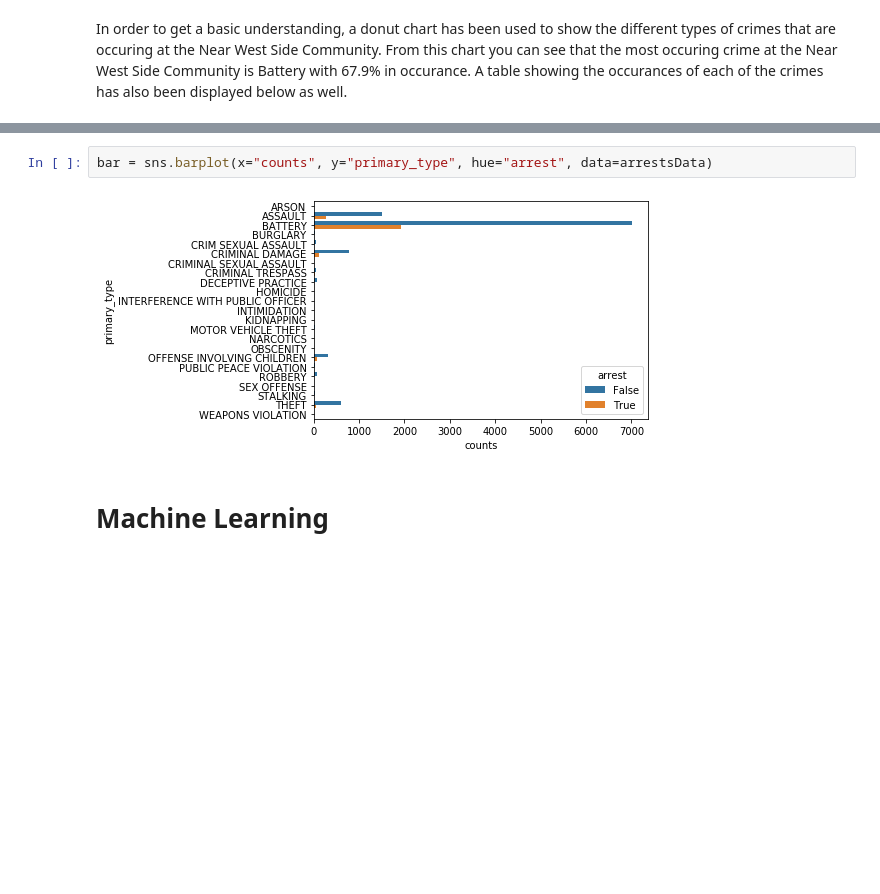
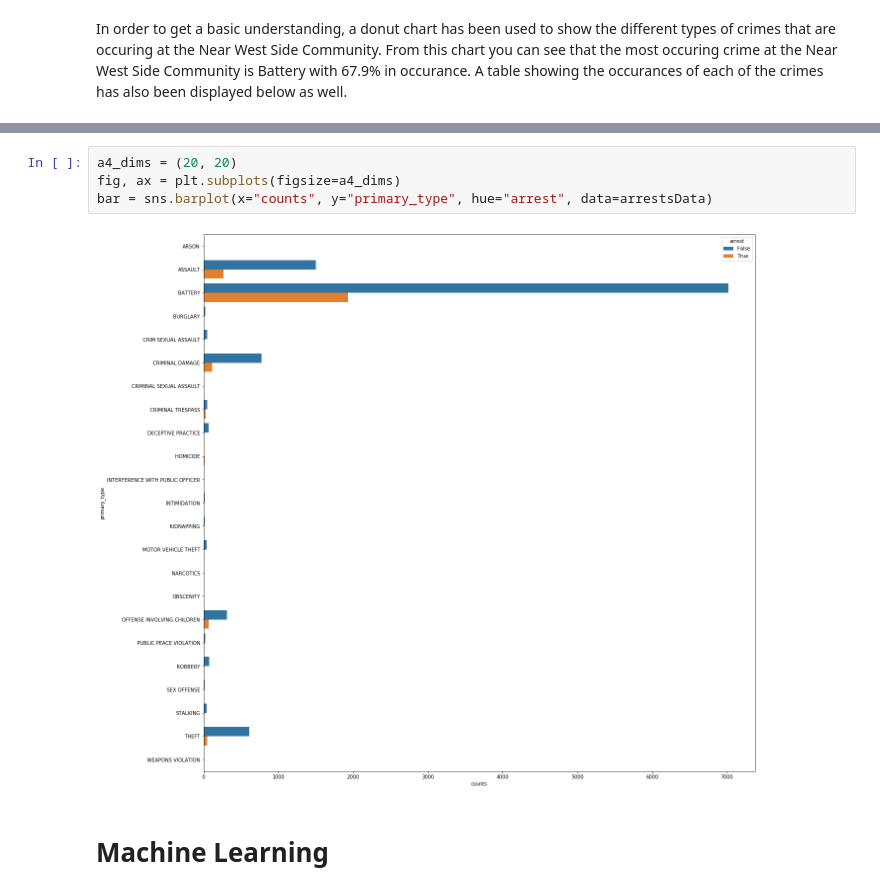
Before and after one commit to uic-cs418/cs418-s20-cs418_spring20_strawhats, a Jupyter notebook: FinalProject.ipynb, the cells around one changed output, grey strips where cells are left out. Cells and saved outputs as stored; diff of their text form; blank space fills up the shorter version.

```diff
--- a/FinalProject.ipynb
+++ b/FinalProject.ipynb
@@ -108,9 +108,11 @@ In order to get a basic understanding, a donut chart has been used to show the d
 # %% [markdown]
 <img src="./visualization/v1Data.png" />
 # %%
+a4_dims = (20, 20)
+fig, ax = plt.subplots(figsize=a4_dims)
 bar = sns.barplot(x="counts", y="primary_type", hue="arrest", data=arrestsData)
 # %% [output]
-[figure, old version]
+[figure, new version]
 # %% [markdown]
 # Machine Learning
 # %%
```
